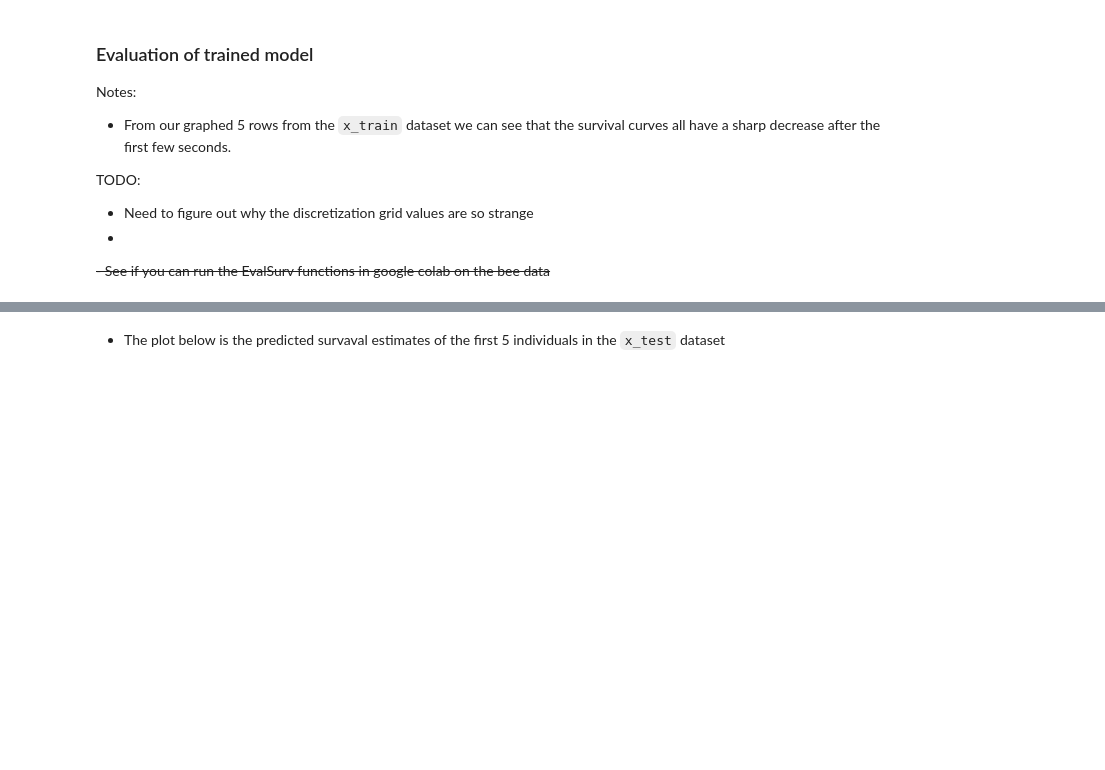
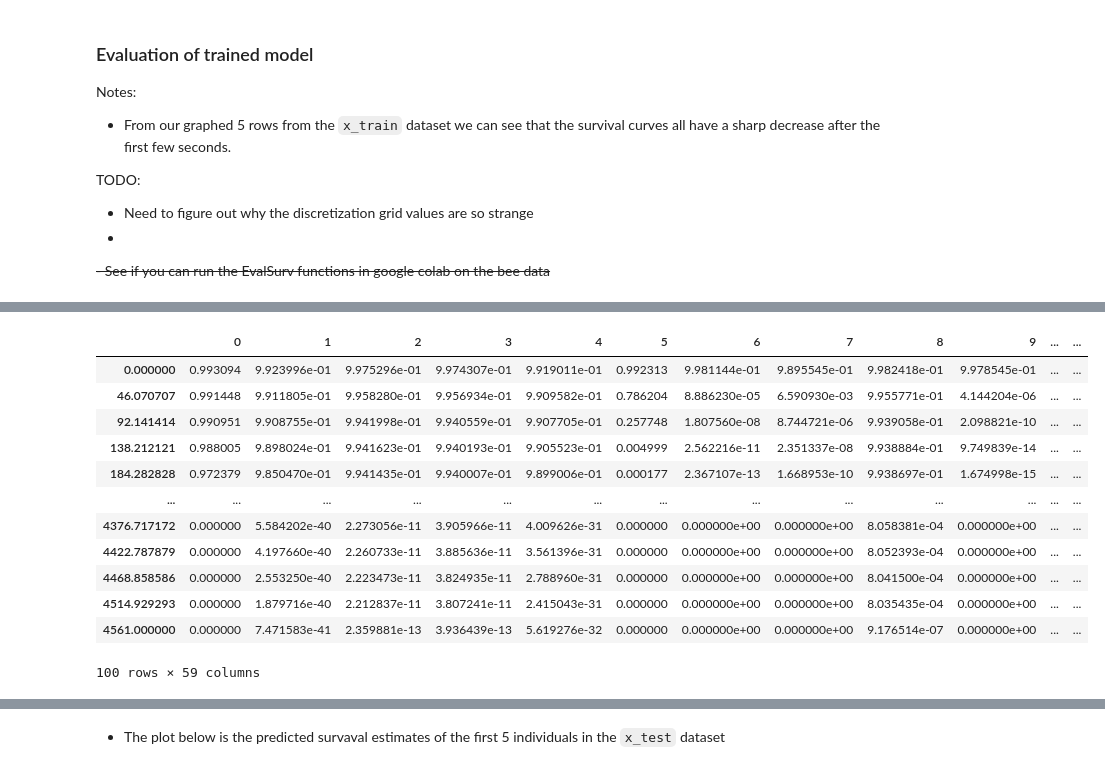
Before and after one commit to puckybreg/Native-Bee-Thesis, a Jupyter notebook: notebook_for_data_analysis.ipynb, the cells around one changed output, grey strips where cells are left out. Cells and saved outputs as stored; diff of their text form; code cells hidden in the pictures; blank space fills up the shorter version.

```diff
--- a/notebook_for_data_analysis.ipynb
+++ b/notebook_for_data_analysis.ipynb
@@ -768,3 +809,19 @@ surv.iloc[:, :15].plot(drawstyle='steps-post')
+# %%
+surv
+# %% [output]
+|  | 0 | 1 | 2 | 3 | 4 | 5 | 6 | 7 | 8 | 9 | ... | ... |
+| 0.000000 | 0.993094 | 9.923996e-01 | 9.975296e-01 | 9.974307e-01 | 9.919011e-01 | 0.992313 | 9.981144e-01 | 9.895545e-01 | 9.982418e-01 | 9.978545e-01 | ... | ... |
+| 46.070707 | 0.991448 | 9.911805e-01 | 9.958280e-01 | 9.956934e-01 | 9.909582e-01 | 0.786204 | 8.886230e-05 | 6.590930e-03 | 9.955771e-01 | 4.144204e-06 | ... | ... |
+| 92.141414 | 0.990951 | 9.908755e-01 | 9.941998e-01 | 9.940559e-01 | 9.907705e-01 | 0.257748 | 1.807560e-08 | 8.744721e-06 | 9.939058e-01 | 2.098821e-10 | ... | ... |
+| 138.212121 | 0.988005 | 9.898024e-01 | 9.941623e-01 | 9.940193e-01 | 9.905523e-01 | 0.004999 | 2.562216e-11 | 2.351337e-08 | 9.938884e-01 | 9.749839e-14 | ... | ... |
+| 184.282828 | 0.972379 | 9.850470e-01 | 9.941435e-01 | 9.940007e-01 | 9.899006e-01 | 0.000177 | 2.367107e-13 | 1.668953e-10 | 9.938697e-01 | 1.674998e-15 | ... | ... |
+| ... | ... | ... | ... | ... | ... | ... | ... | ... | ... | ... | ... | ... |
+| 4376.717172 | 0.000000 | 5.584202e-40 | 2.273056e-11 | 3.905966e-11 | 4.009626e-31 | 0.000000 | 0.000000e+00 | 0.000000e+00 | 8.058381e-04 | 0.000000e+00 | ... | ... |
+| 4422.787879 | 0.000000 | 4.197660e-40 | 2.260733e-11 | 3.885636e-11 | 3.561396e-31 | 0.000000 | 0.000000e+00 | 0.000000e+00 | 8.052393e-04 | 0.000000e+00 | ... | ... |
+| 4468.858586 | 0.000000 | 2.553250e-40 | 2.223473e-11 | 3.824935e-11 | 2.788960e-31 | 0.000000 | 0.000000e+00 | 0.000000e+00 | 8.041500e-04 | 0.000000e+00 | ... | ... |
+| 4514.929293 | 0.000000 | 1.879716e-40 | 2.212837e-11 | 3.807241e-11 | 2.415043e-31 | 0.000000 | 0.000000e+00 | 0.000000e+00 | 8.035435e-04 | 0.000000e+00 | ... | ... |
+| 4561.000000 | 0.000000 | 7.471583e-41 | 2.359881e-13 | 3.936439e-13 | 5.619276e-32 | 0.000000 | 0.000000e+00 | 0.000000e+00 | 9.176514e-07 | 0.000000e+00 | ... | ... |
+100 rows × 59 columns
 # %%
 # calculate the mean
 surv['mean'] = surv.mean(axis=1)
```
Also changed, not shown: parts of 28 cells of this notebook.
